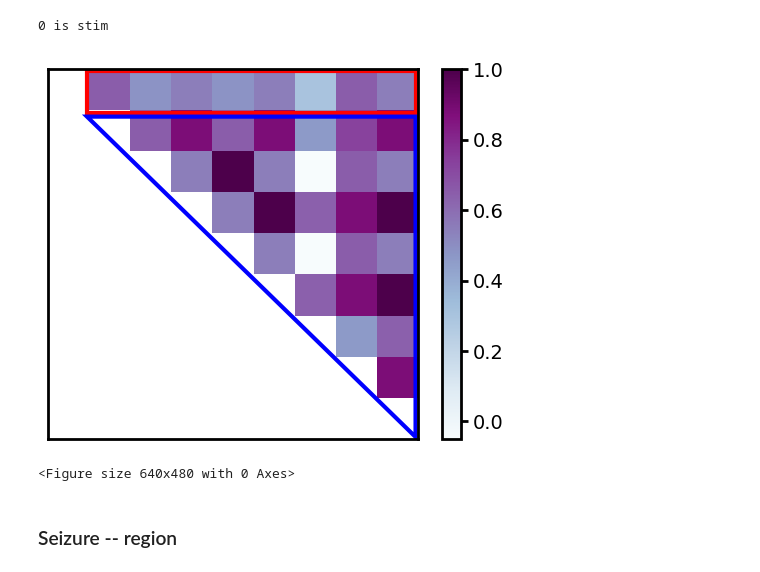
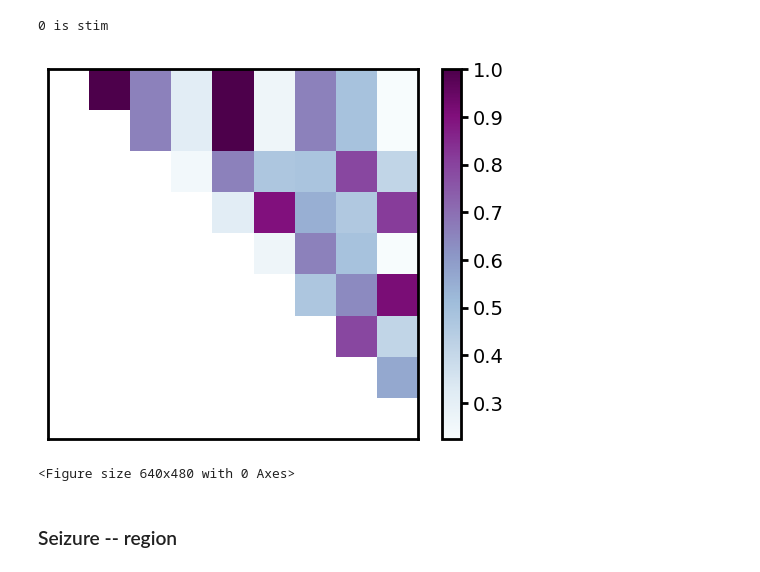
Before and after one commit to wojemann/stim-seizures, a Jupyter notebook: code/model_prediction_analysis.ipynb, the cells around one changed output. Drawn from its saved outputs; the diff is of its cells as text; code cells hidden in the pictures.

```diff
--- a/code/model_prediction_analysis.ipynb
+++ b/code/model_prediction_analysis.ipynb
@@ -60,9 +61,13 @@ sz_metadata.head()
 | 4 | 4 | HUP224 | HUP224_phaseII | 415736.8300 | 415751.71870 | NaN | 415751.7187 | 415805.57 | ... |
 # %%
 # Loading seizure level metadata
-mdl_str = 'NRG'
-final_thresh = 0.415
-sz_annots = pd.read_pickle(ospj(prodatapath,f"optimized_predicted_channels_{mdl_str}_{final_thresh}.pkl"))
+# mdl_str = 'NRG'
+# final_thresh = 0.415
+# sz_annots = pd.read_pickle(ospj(prodatapath,f"optimized_predicted_channels_{mdl_str}_{final_thresh}.pkl"))
+# sz_annots = pd.read_pickle(ospj(prodatapath,f"kdeknee_predicted_channels_opt_allpts.pkl"))
+mdl_str = 'LSTM'
+sz_annots = pd.read_pickle(ospj(prodatapath,f"optimized_predicted_channels_{mdl_str}_tuned_thresholds.pkl"))
+
 sz_annots.columns = [col if col != 'Patient' else 'patient' for col in sz_annots.columns]
 # sz_annots = sz_annots[sz_annots.Patient.apply(lambda x: x[:3] != 'CHO')]
 sz_annots.head()
@@ -80,3 +81,6 @@ len(sz_annots)
+# %%
+shared_channels = sz_annots.groupby('patient')['all_channels'].transform(lambda x: [list(set.intersection(*map(set, x)))] * len(x))
+sz_annots['all_channels'] = shared_channels
 # %% [markdown]
 ## Mapping Regions
 # %%
@@ -89,7 +93,7 @@ for pt,group in pt_groups:
     for idx,row in group.iterrows():
         if ospe(region_path):
             sz_annots.at[idx,'all_rs'] = np.array([r for r in electrode_regions[electrode_regions.name.isin(row['all_channels'])]['label'].unique() if ((r != 'EmptyLabel') and ('white' not in r.lower()))])
-        for col in ['ueo_chs_strict', 'sec_chs_strict']:
+        for col in ['ueo_chs_strict', 'ueo_chs_loose', 'sec_chs_strict', 'sec_chs_loose']:
             chs = row[col]
             # Creating channel mask
             sz_annots.at[idx,col+'_mask'] = np.array([ch in chs for ch in row['all_channels']])
@@ -234,21 +239,21 @@ for i in range(len(group)):
 # %%
 import matplotlib.patches as patches
 plt.imshow(kappa_mat,cmap = 'BuPu')
 plt.colorbar()
 plt.xticks([])
 plt.yticks([])
-red_box = patches.Rectangle((.45, -.45), kappa_mat.shape[1] - 1, 1, linewidth=3, edgecolor='r', facecolor='none')
-plt.gca().add_patch(red_box)
+# red_box = patches.Rectangle((.45, -.45), kappa_mat.shape[1] - 1, 1, linewidth=3, edgecolor='r', facecolor='none')
+# plt.gca().add_patch(red_box)
 
-# Add the blue outline around the upper triangle
-blue_outline = patches.Polygon([[.45, .65], [kappa_mat.shape[1] - .55, .65], [kappa_mat.shape[1] - .55, kappa_mat.shape[0] - .55]],
-                               closed=True, fill=False, edgecolor='b', linewidth=3)
-plt.gca().add_patch(blue_outline)
+# # Add the blue outline around the upper triangle
+# blue_outline = patches.Polygon([[.45, .65], [kappa_mat.shape[1] - .55, .65], [kappa_mat.shape[1] - .55, kappa_mat.shape[0] - .55]],
+#                                closed=True, fill=False, edgecolor='b', linewidth=3)
+# plt.gca().add_patch(blue_outline)
 # sns.despine()
 plt.show()
 plt.savefig(ospj(figpath,f'ueo_heatmap_pt-{example_pt}.pdf'),bbox_inches='tight')
 # %% [output]
-[figure, old version]
+[figure, new version]
 <Figure size 640x480 with 0 Axes>
 # %% [markdown]
 ### Seizure -- region
```
Also changed, not shown: parts of 11 cells of this notebook, 11 other files.
